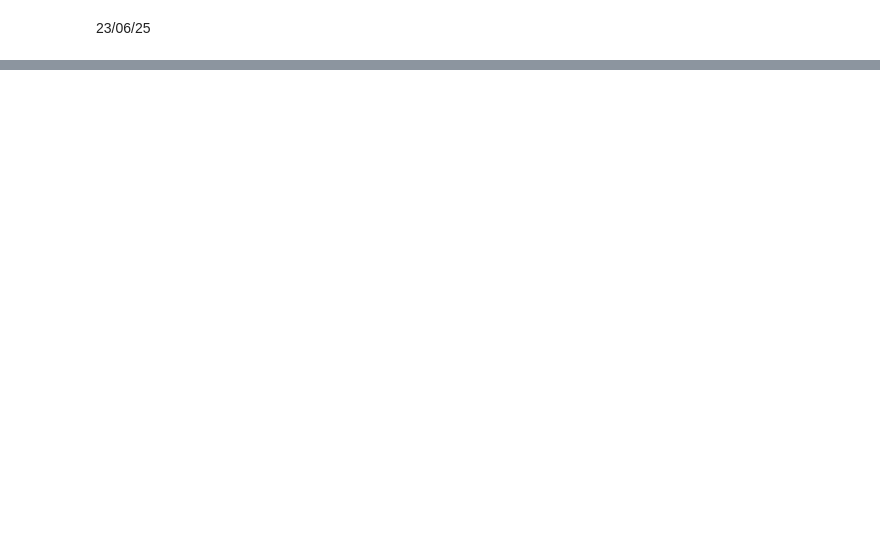
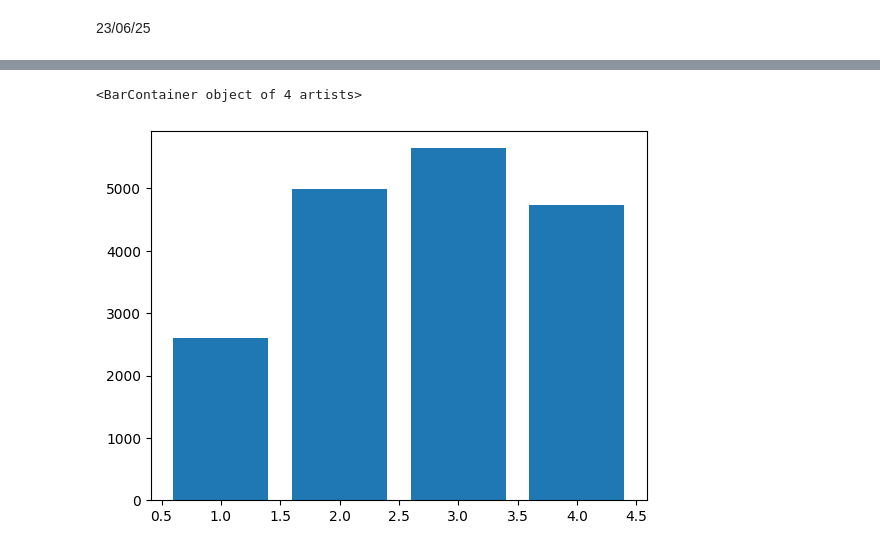
Before and after one commit to soni-vaishnavi/My_Daily_Work, a Jupyter notebook: ML/visualization/matplt.ipynb, the cells around one changed output, grey strips where cells are left out. Cells and saved outputs as stored; diff of their text form; code cells hidden in the pictures; blank space fills up the shorter version.

```diff
--- a/ML/visualization/matplt.ipynb
+++ b/ML/visualization/matplt.ipynb
@@ -215,0 +306,7 @@ dtype: int64
+# %%
+x = day.groupby(['season'], observed= False)['cnt'].mean()
+# %%
+lt.bar(x.index, x.values)
+# %% [output]
+<BarContainer object of 4 artists>
+[figure, added]
```
Also changed, not shown: parts of 28 cells of this notebook.
